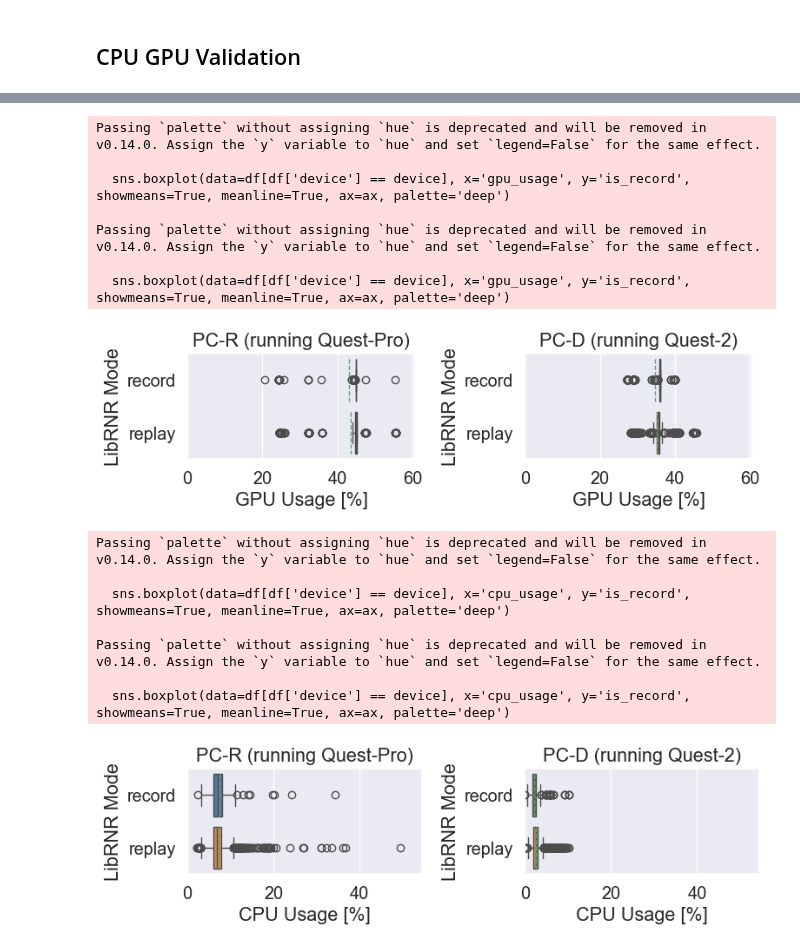
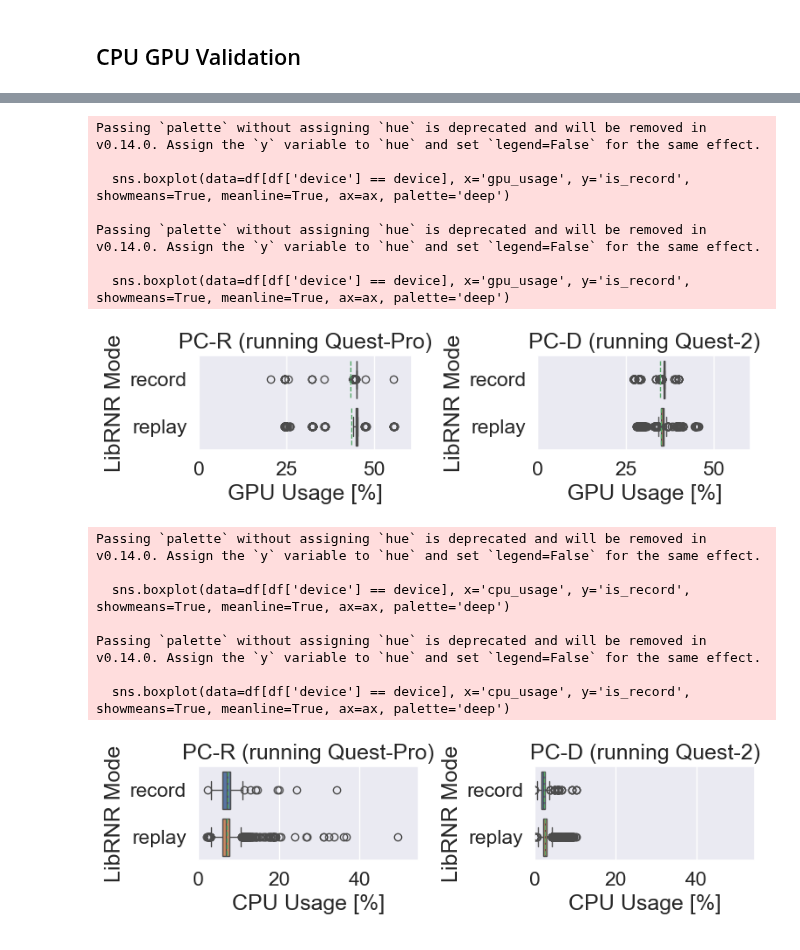
Before and after one commit to Raiduy/librnr-experiments, a Jupyter notebook: analysis_BM.ipynb, the cells around one changed output, grey strips where cells are left out. Cells and saved outputs as stored; diff of their text form; code cells hidden in the pictures.

Commit message:
fix graph size and output strategy

```diff
--- a/analysis_BM.ipynb
+++ b/analysis_BM.ipynb
@@ -197,10 +219,10 @@ Passing `palette` without assigning `hue` is deprecated and will be removed in v
 # %% [markdown]
 ### Energy Consumption per Device and App
 # %%
-sns.set(font_scale=1.3)
+sns.set(font_scale=1.5)
 
-def plot_apps_by_device(df):
-    unique_devices = df['device'].unique()[:2]
+def plot_apps_by_device(df, out_folder):
+    unique_devices = ['Quest-Pro', 'Quest-2']
     num_devices = len(unique_devices)
     fig, axes = plt.subplots(1, num_devices, figsize=(8, 2.5))
     min_energy = df['Energy per Second (J/s)'].min() - 0.5
@@ -217,10 +239,10 @@ def plot_apps_by_device(df):
 
     # fig.suptitle('Energy Consumption Comparison')
     plt.tight_layout()
-    plt.savefig('./figures/validation/val_energy.pdf', bbox_inches='tight', format='pdf')
+    plt.savefig(f'./figures/{out_folder}/val_energy.pdf', bbox_inches='tight', format='pdf')
     plt.show()
 
-plot_apps_by_device(bm)
+plot_apps_by_device(bm, 'validation')
 # %% [output]
 Passing `palette` without assigning `hue` is deprecated and will be removed in v0.14.0. Assign the `y` variable to `hue` and set `legend=False` for the same effect.
 
@@ -356,9 +355,9 @@ def process_cpu_gpu(folder):
 
 wa = process_cpu_gpu('overhead-validation')
 # %%
-sns.set(font_scale=1.3)
+sns.set(font_scale=1.5)
 
-def plot_gpu_usage(df):
+def plot_gpu_usage(df, out_folder):
     unique_devices = df['device'].unique()[:2]
     num_devices = len(unique_devices)
     fig, axes = plt.subplots(1, num_devices, figsize=(8, 2.5))
@@ -371,20 +370,25 @@ def plot_gpu_usage(df):
         sns.boxplot(data=df[df['device'] == device], x='gpu_usage', y='is_record', showmeans=True, meanline=True, ax=ax, palette='deep')
         ax.set_xlabel('GPU Usage [%]')
         ax.set_ylabel('LibRNR Mode')
-        if device == 'Quest-Pro':
+        cmp = 'Quest-2'
+        if 'swap' in out_folder:
+            cmp = 'Quest-Pro'
+
+        if device == cmp:
             ax.set_title("PC-R (running " + device + ")")
         else:
             ax.set_title("PC-D (running " + device + ")")
+
 
         ax.set_xlim(0, max_energy)
 
     # fig.suptitle('GPU Usage Comparison')
     plt.tight_layout()
-    plt.savefig('./figures/swap/val_gpu.pdf', bbox_inches='tight', format='pdf')
+    plt.savefig(f'./figures/{out_folder}/val_gpu.pdf', bbox_inches='tight', format='pdf')
     plt.show()
 
 
-def plot_cpu_usage(df):
+def plot_cpu_usage(df, out_folder):
     unique_devices = df['device'].unique()[:2]
     num_devices = len(unique_devices)
     fig, axes = plt.subplots(1, num_devices, figsize=(8, 2.5))
@@ -397,7 +401,11 @@ def plot_cpu_usage(df):
         sns.boxplot(data=df[df['device'] == device], x='cpu_usage', y='is_record', showmeans=True, meanline=True, ax=ax, palette='deep')
         ax.set_xlabel('CPU Usage [%]')
         ax.set_ylabel('LibRNR Mode')
-        if device == 'Quest-Pro':
+        cmp = 'Quest-2'
+        if 'swap' in out_folder:
+            cmp = 'Quest-Pro'
+
+        if device == cmp:
             ax.set_title("PC-R (running " + device + ")")
         else:
             ax.set_title("PC-D (running " + device + ")")
@@ -406,6 +414,6 @@ def plot_cpu_usage(df):
 
     # fig.suptitle('CPU Usage Comparison')
     plt.tight_layout()
-    plt.savefig('./figures/swap/val_cpu.pdf', bbox_inches='tight', format='pdf')
+    plt.savefig(f'./figures/{out_folder}/val_cpu.pdf', bbox_inches='tight', format='pdf')
     plt.show()
 # %%
@@ -414,21 +439,21 @@ plot_gpu_usage(wa)
 # %%
 swap = process_cpu_gpu('swap-vr')
-plot_gpu_usage(swap)
-plot_cpu_usage(swap)
+plot_gpu_usage(swap, 'swap')
+plot_cpu_usage(swap, 'swap')
 # %% [output]
 Passing `palette` without assigning `hue` is deprecated and will be removed in v0.14.0. Assign the `y` variable to `hue` and set `legend=False` for the same effect.
 
   sns.boxplot(data=df[df['device'] == device], x='gpu_usage', y='is_record', showmeans=True, meanline=True, ax=ax, palette='deep')
 
 Passing `palette` without assigning `hue` is deprecated and will be removed in v0.14.0. Assign the `y` variable to `hue` and set `legend=False` for the same effect.
 
   sns.boxplot(data=df[df['device'] == device], x='gpu_usage', y='is_record', showmeans=True, meanline=True, ax=ax, palette='deep')
-[figure, old version]
+[figure, new version]
 Passing `palette` without assigning `hue` is deprecated and will be removed in v0.14.0. Assign the `y` variable to `hue` and set `legend=False` for the same effect.
 
   sns.boxplot(data=df[df['device'] == device], x='cpu_usage', y='is_record', showmeans=True, meanline=True, ax=ax, palette='deep')
 
 Passing `palette` without assigning `hue` is deprecated and will be removed in v0.14.0. Assign the `y` variable to `hue` and set `legend=False` for the same effect.
 
   sns.boxplot(data=df[df['device'] == device], x='cpu_usage', y='is_record', showmeans=True, meanline=True, ax=ax, palette='deep')
-[figure, old version]
+[figure, new version]
```
Also changed, not shown: parts of 7 cells of this notebook, 6 other files.
